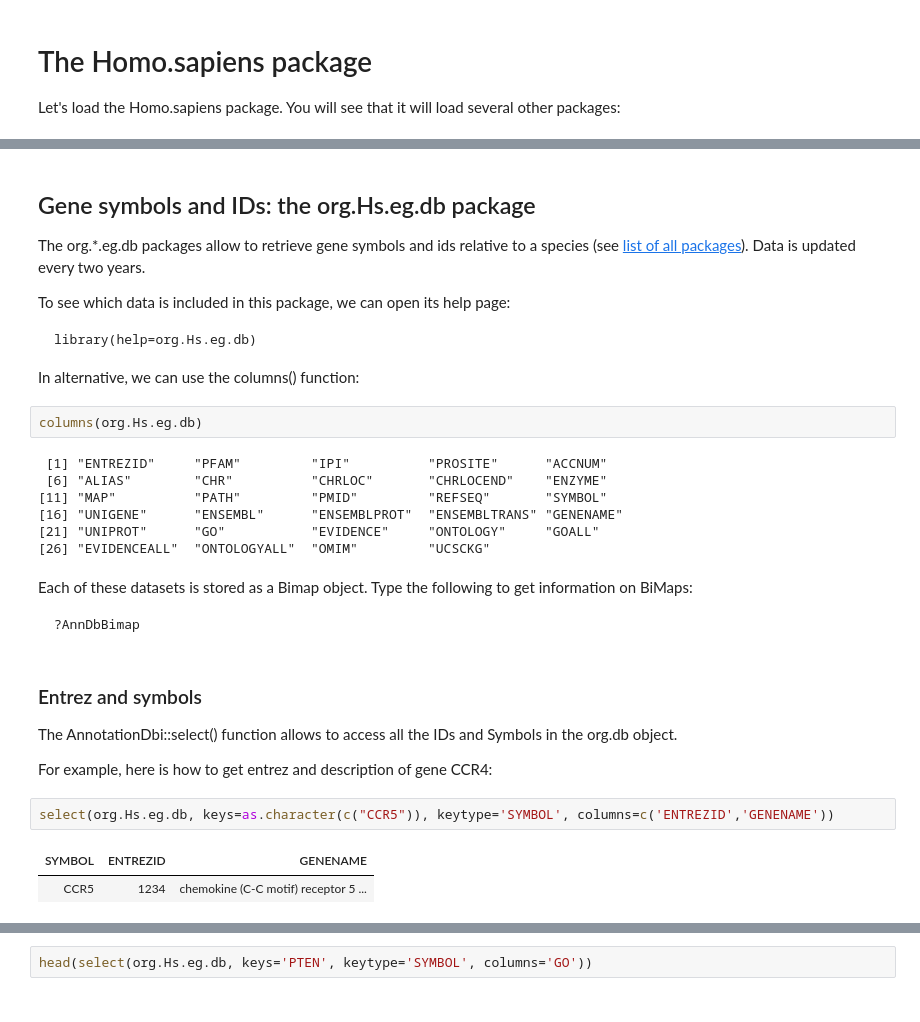
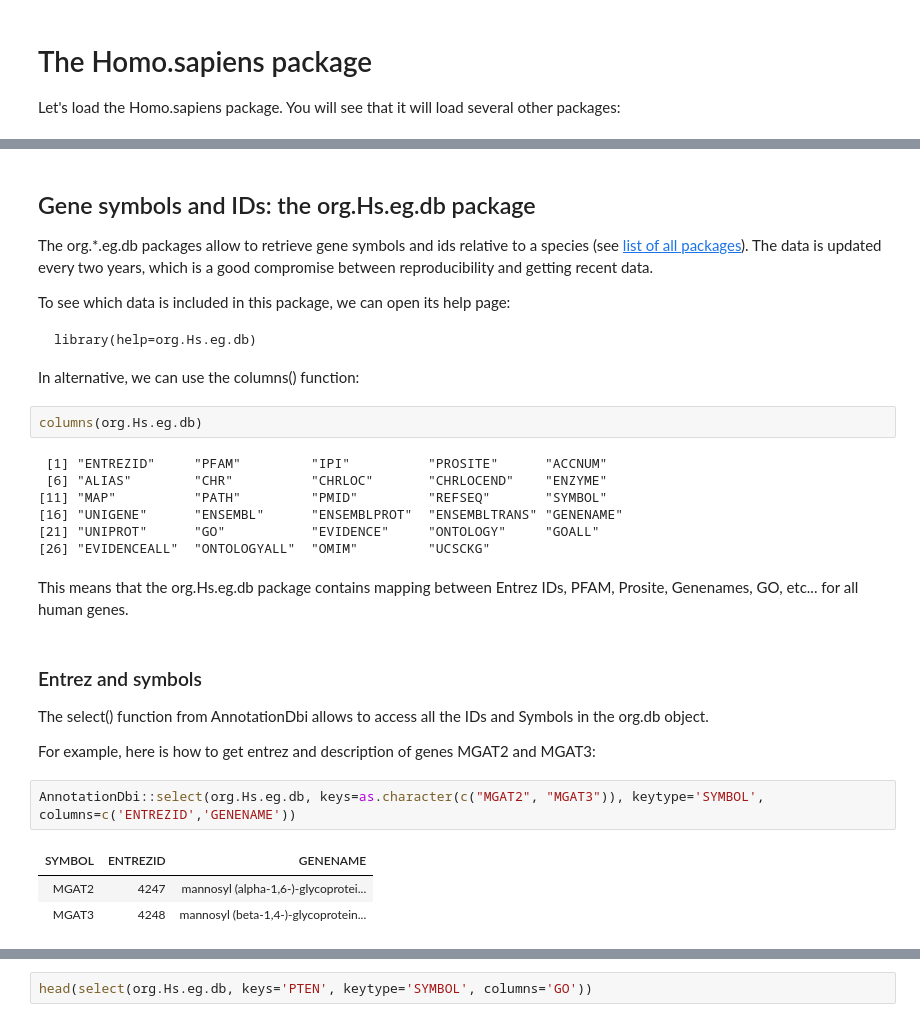
Before and after one commit to dalloliogm/belgrade_unix_intro, a Jupyter notebook: PEB Bioconductor workshop.ipynb, the cells around one changed output, grey strips where cells are left out. Saved outputs shown, nothing was run; the diff lists cells and outputs as text.

````diff
--- a/PEB Bioconductor workshop.ipynb
+++ b/PEB Bioconductor workshop.ipynb
@@ -67,7 +67,7 @@ Bioconductor contains similar wrapper packages for the most common model species
 # %% [markdown]
 ## Gene symbols and IDs: the org.Hs.eg.db package
 
-The org.\*.eg.db packages allow to retrieve gene symbols and ids relative to a species (see [list of all packages](https://www.bioconductor.org/packages/release/data/annotation/)). Data is updated every two years.
+The org.\*.eg.db packages allow to retrieve gene symbols and ids relative to a species (see [list of all packages](https://www.bioconductor.org/packages/release/data/annotation/)). The data is updated every two years, which is a good compromise between reproducibility and getting recent data.
 
 To see which data is included in this package, we can open its help page:
 ```
@@ -83,19 +83,17 @@ columns(org.Hs.eg.db)
 [16] "UNIGENE"      "ENSEMBL"      "ENSEMBLPROT"  "ENSEMBLTRANS" "GENENAME"
 [21] "UNIPROT"      "GO"           "EVIDENCE"     "ONTOLOGY"     "GOALL"
 [26] "EVIDENCEALL"  "ONTOLOGYALL"  "OMIM"         "UCSCKG"
-# %% [markdown]
-Each of these datasets is stored as a Bimap object. Type the following to get information on BiMaps:
-```
-?AnnDbBimap
-```
+# %% [markdown]
+This means that the org.Hs.eg.db package contains mapping between Entrez IDs, PFAM, Prosite, Genenames, GO, etc... for all human genes.
 # %% [markdown]
 ### Entrez and symbols
 
-The AnnotationDbi::select() function allows to access all the IDs and Symbols in the org.db object.
+The select() function from AnnotationDbi allows to access all the IDs and Symbols in the org.db object.
 
-For example, here is how to get entrez and description of gene CCR4:
+For example, here is how to get entrez and description of genes MGAT2 and MGAT3:
 # %%
-select(org.Hs.eg.db, keys=as.character(c("CCR5")), keytype='SYMBOL', columns=c('ENTREZID','GENENAME'))
+AnnotationDbi::select(org.Hs.eg.db, keys=as.character(c("MGAT2", "MGAT3")), keytype='SYMBOL', columns=c('ENTREZID','GENENAME'))
 # %% [output]
 | SYMBOL | ENTREZID | GENENAME |
-| CCR5 | 1234 | chemokine (C-C motif) receptor 5 ... |
+| MGAT2 | 4247 | mannosyl (alpha-1,6-)-glycoprotei... |
+| MGAT3 | 4248 | mannosyl (beta-1,4-)-glycoprotein... |
````
Also changed, not shown: parts of 6 cells of this notebook.
